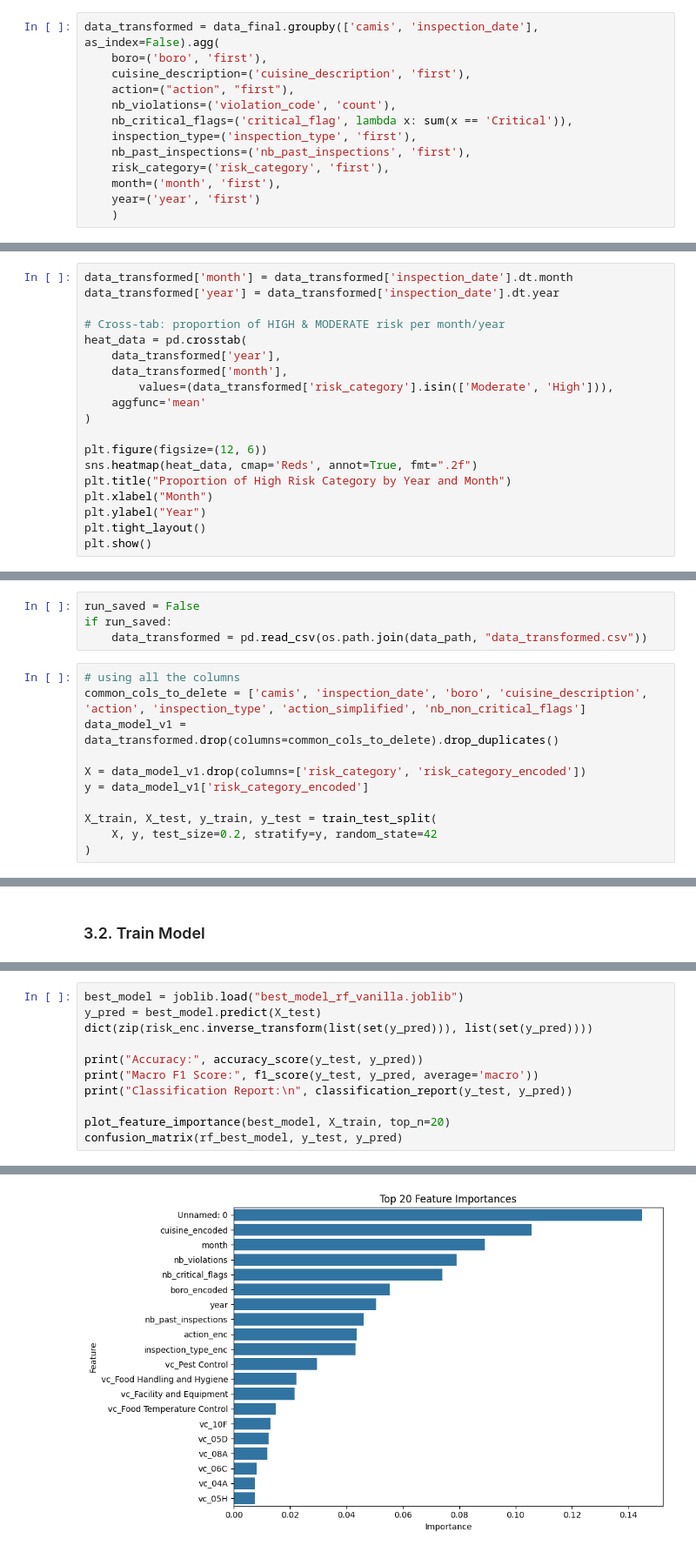
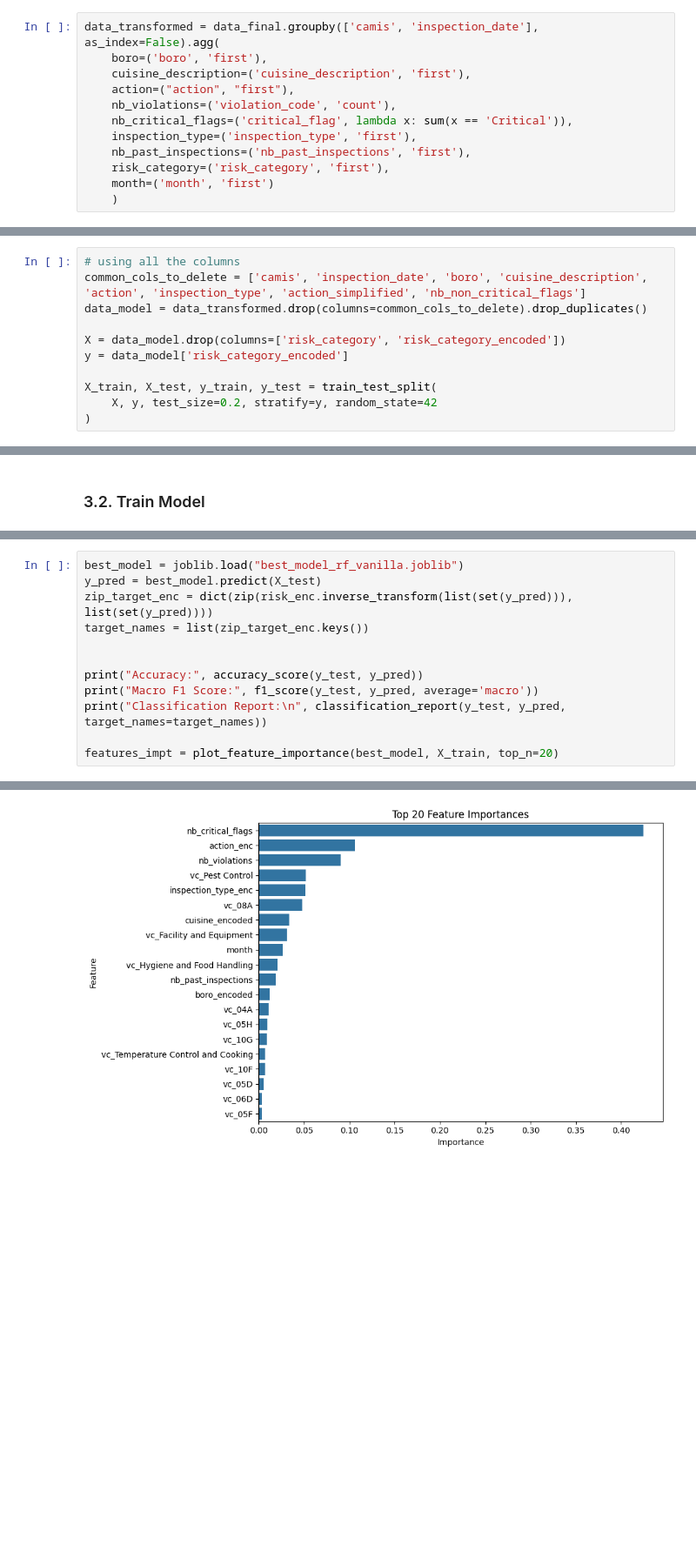
Before and after one commit to mcosta95/nyc-business-case, a Jupyter notebook: final_notebook/main.ipynb, the cells around one changed output, grey strips where cells are left out. Shown at 87% size. Cells and saved outputs as stored; diff of their text form; blank space fills up the shorter version.

```diff
--- a/final_notebook/main.ipynb
+++ b/final_notebook/main.ipynb
@@ -384,8 +377,7 @@ data_transformed = data_final.groupby(['camis', 'inspection_date'], as_index=Fal
     inspection_type=('inspection_type', 'first'),
     nb_past_inspections=('nb_past_inspections', 'first'),
     risk_category=('risk_category', 'first'),
-    month=('month', 'first'),
-    year=('year', 'first')
+    month=('month', 'first')
     )
 # %%
 data_transformed.head()
@@ -541,21 +583,2 @@ stacked_bar_plot(data_transformed, col_a='inspection_type', col_b='risk_category
 # %% [markdown]
 ##### 2.4.7. **Temporal features**
-# %%
-data_transformed['month'] = data_transformed['inspection_date'].dt.month
-data_transformed['year'] = data_transformed['inspection_date'].dt.year
-
-# Cross-tab: proportion of HIGH & MODERATE risk per month/year
-heat_data = pd.crosstab(
-    data_transformed['year'],
-    data_transformed['month'],
-        values=(data_transformed['risk_category'].isin(['Moderate', 'High'])),
-    aggfunc='mean'
-)
-
-plt.figure(figsize=(12, 6))
-sns.heatmap(heat_data, cmap='Reds', annot=True, fmt=".2f")
-plt.title("Proportion of High Risk Category by Year and Month")
-plt.xlabel("Month")
-plt.ylabel("Year")
-plt.tight_layout()
-plt.show()
@@ -678,14 +762,10 @@ data_transformed.to_csv(os.path.join(data_path, "data_transformed.csv"))
-# %%
-run_saved = False
-if run_saved:
-    data_transformed = pd.read_csv(os.path.join(data_path, "data_transformed.csv"))
 # %%
 # using all the columns
 common_cols_to_delete = ['camis', 'inspection_date', 'boro', 'cuisine_description', 'action', 'inspection_type', 'action_simplified', 'nb_non_critical_flags']
-data_model_v1 = data_transformed.drop(columns=common_cols_to_delete).drop_duplicates()
+data_model = data_transformed.drop(columns=common_cols_to_delete).drop_duplicates()
 
-X = data_model_v1.drop(columns=['risk_category', 'risk_category_encoded'])
-y = data_model_v1['risk_category_encoded']
+X = data_model.drop(columns=['risk_category', 'risk_category_encoded'])
+y = data_model['risk_category_encoded']
 
 X_train, X_test, y_train, y_test = train_test_split(
     X, y, test_size=0.2, stratify=y, random_state=42
@@ -786,12 +823,13 @@ Model saved to: best_model_best_model_rf_vanilla.joblib.joblib
 # %%
 best_model = joblib.load("best_model_rf_vanilla.joblib")
 y_pred = best_model.predict(X_test)
-dict(zip(risk_enc.inverse_transform(list(set(y_pred))), list(set(y_pred))))
+zip_target_enc = dict(zip(risk_enc.inverse_transform(list(set(y_pred))), list(set(y_pred))))
+target_names = list(zip_target_enc.keys())
+
 
 print("Accuracy:", accuracy_score(y_test, y_pred))
 print("Macro F1 Score:", f1_score(y_test, y_pred, average='macro'))
-print("Classification Report:\n", classification_report(y_test, y_pred))
+print("Classification Report:\n", classification_report(y_test, y_pred, target_names=target_names))
 
-plot_feature_importance(best_model, X_train, top_n=20)
-confusion_matrix(rf_best_model, y_test, y_pred)
+features_impt = plot_feature_importance(best_model, X_train, top_n=20)
 # %% [output]
@@ -810 +848 @@ weighted avg       0.61      0.54      0.56     11174
-[figure, old version]
+[figure, new version]
```
Also changed, not shown: parts of 64 cells of this notebook, 3 other files.
